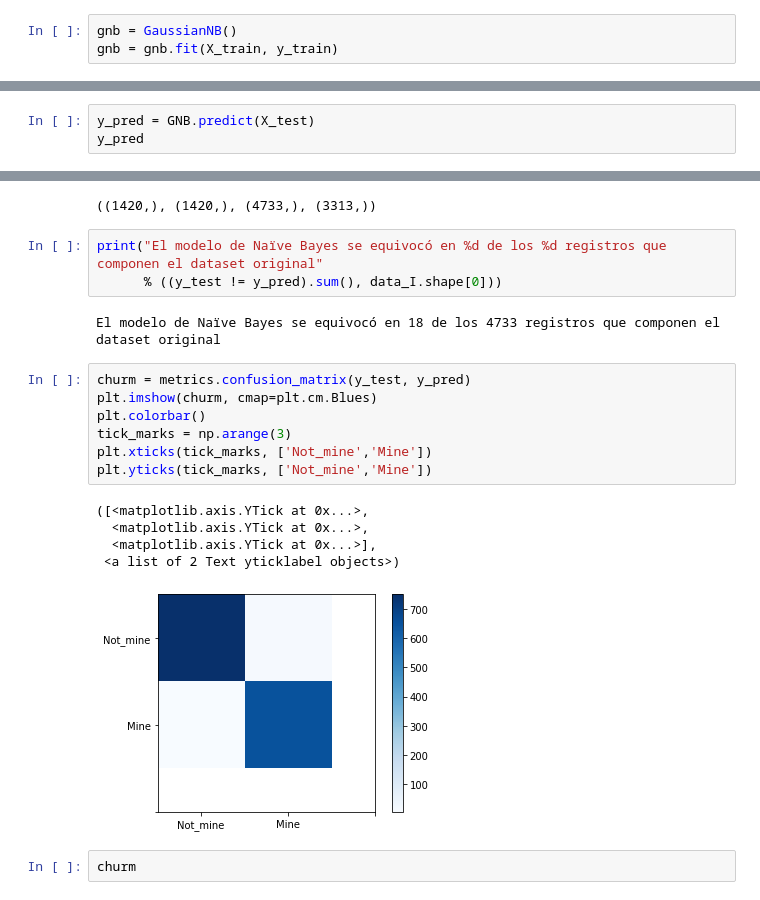
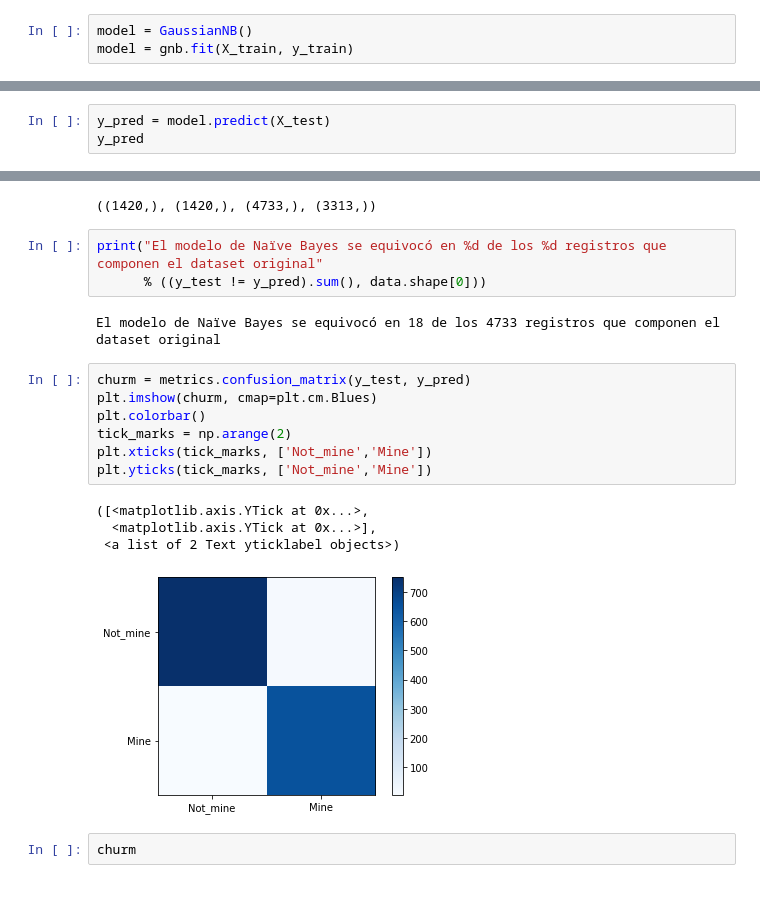
Before and after one commit to Kaiziferr/-Miner_Detector, a Jupyter notebook: PDG/Naïve Bayes.ipynb, the cells around one changed output, grey strips where cells are left out. Drawn from its saved outputs; the diff is of its cells as text.

```diff
--- a/PDG/Naïve Bayes.ipynb
+++ b/PDG/Naïve Bayes.ipynb
@@ -26,6 +26,6 @@ X_train, X_test, y_train, y_test = train_test_split(X,y,train_size = 0.7, test_s
 # %% [markdown]
 # Naïve Bayes
 # %%
-gnb = GaussianNB()
-gnb = gnb.fit(X_train, y_train)
+model = GaussianNB()
+model = gnb.fit(X_train, y_train)
 # %%
@@ -37,7 +37,7 @@ gnb.class_prior_
 # %% [output]
 array([0.52460006, 0.47539994])
 # %%
-y_pred = GNB.predict(X_test)
+y_pred = model.predict(X_test)
 y_pred
 # %% [output]
 array([0, 0, 0, ..., 0, 0, 1], dtype=int64)
@@ -47,22 +47,21 @@ y_test.shape, y_pred.shape, y.shape, y_train.shape
 ((1420,), (1420,), (4733,), (3313,))
 # %%
 print("El modelo de Naïve Bayes se equivocó en %d de los %d registros que componen el dataset original"
-      % ((y_test != y_pred).sum(), data_I.shape[0]))
+      % ((y_test != y_pred).sum(), data.shape[0]))
 # %% [output]
 El modelo de Naïve Bayes se equivocó en 18 de los 4733 registros que componen el dataset original
 # %%
 churm = metrics.confusion_matrix(y_test, y_pred)
 plt.imshow(churm, cmap=plt.cm.Blues)
 plt.colorbar()
-tick_marks = np.arange(3)
+tick_marks = np.arange(2)
 plt.xticks(tick_marks, ['Not_mine','Mine'])
 plt.yticks(tick_marks, ['Not_mine','Mine'])
 # %% [output]
 ([<matplotlib.axis.YTick at 0x...>,
-  <matplotlib.axis.YTick at 0x...>,
   <matplotlib.axis.YTick at 0x...>],
  <a list of 2 Text yticklabel objects>)
-[figure, old version]
+[figure, new version]
 # %%
 churm
 # %% [output]
```
Also changed, not shown: parts of 10 cells of this notebook, 6 other files.
